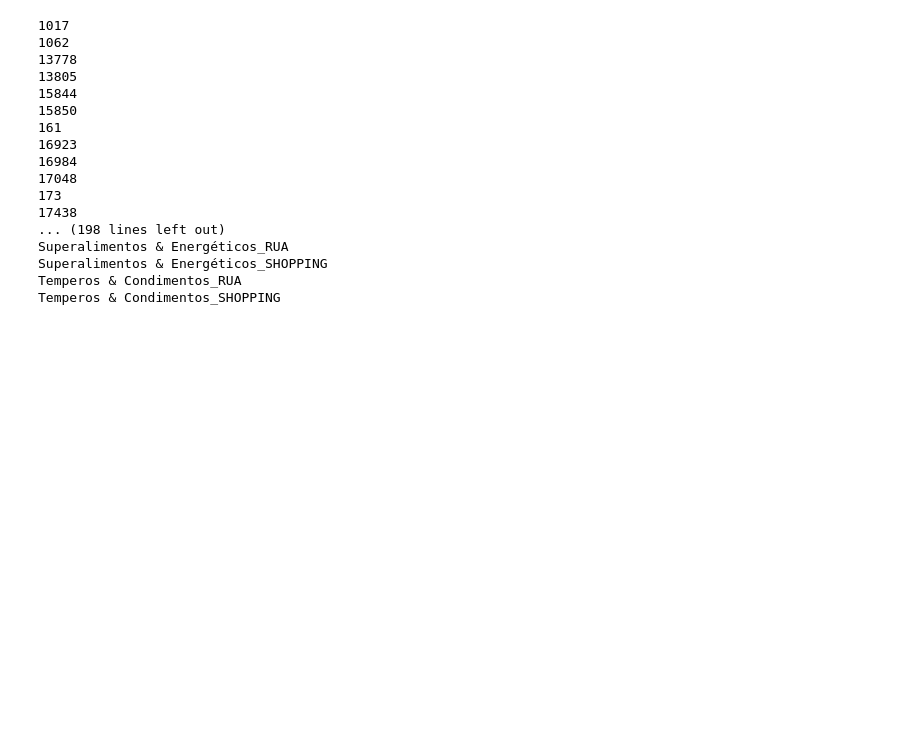
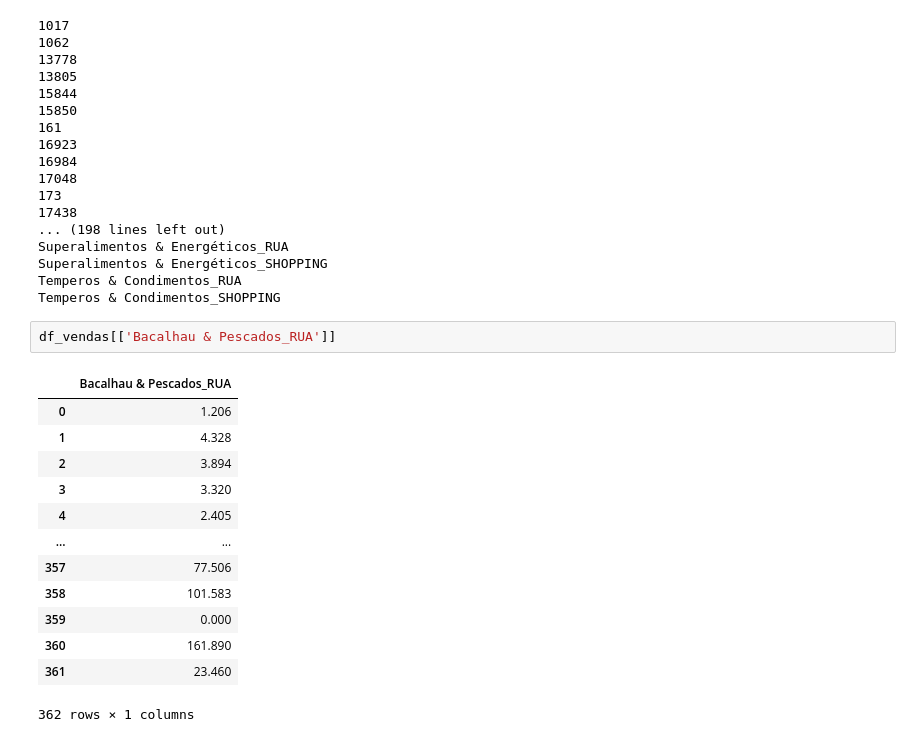
Before and after one commit to Ian-costermani/DS, a Jupyter notebook: Notebook_Grupo5.ipynb, the cells around one changed output. Cells and saved outputs as stored; diff of their text form; blank space fills up the shorter version.

```diff
--- a/Notebook_Grupo5.ipynb
+++ b/Notebook_Grupo5.ipynb
@@ -298,6 +298,22 @@ Superalimentos & Energéticos_RUA
 Superalimentos & Energéticos_SHOPPING
 Temperos & Condimentos_RUA
 Temperos & Condimentos_SHOPPING
+# %%
+df_vendas[['Bacalhau & Pescados_RUA']]
+# %% [output]
+|  | Bacalhau & Pescados_RUA |
+| 0 | 1.206 |
+| 1 | 4.328 |
+| 2 | 3.894 |
+| 3 | 3.320 |
+| 4 | 2.405 |
+| ... | ... |
+| 357 | 77.506 |
+| 358 | 101.583 |
+| 359 | 0.000 |
+| 360 | 161.890 |
+| 361 | 23.460 |
+362 rows × 1 columns
 # %%
 from prophet import Prophet
 
```
Also changed, not shown: parts of 4 cells of this notebook.
